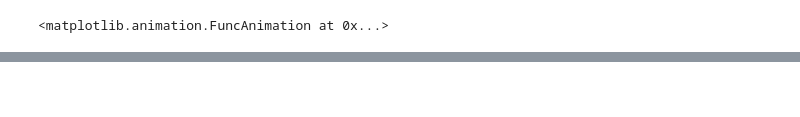
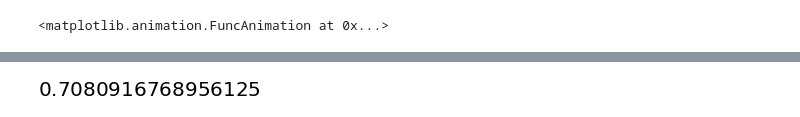
Before and after one commit to andrewzwicky/puzzles, a Jupyter notebook: FiveThirtyEightRiddler/2017-05-05/classic_derby.ipynb, the cells around one changed output, grey strips where cells are left out. Drawn from its saved outputs; the diff is of its cells as text; code cells hidden in the pictures; blank space fills up the shorter version.

```diff
--- a/FiveThirtyEightRiddler/2017-05-05/classic_derby.ipynb
+++ b/FiveThirtyEightRiddler/2017-05-05/classic_derby.ipynb
@@ -324,0 +330,4 @@ s.doit().evalf()
+# %%
+%%time
+winner_probability([0.86, 0.84, 0.82], [0], DISTANCE)
+# %% [output]
@@ -324,0 +336 @@ s.doit().evalf()
+[figure, added]
```
Also changed, not shown: parts of 64 cells of this notebook.
